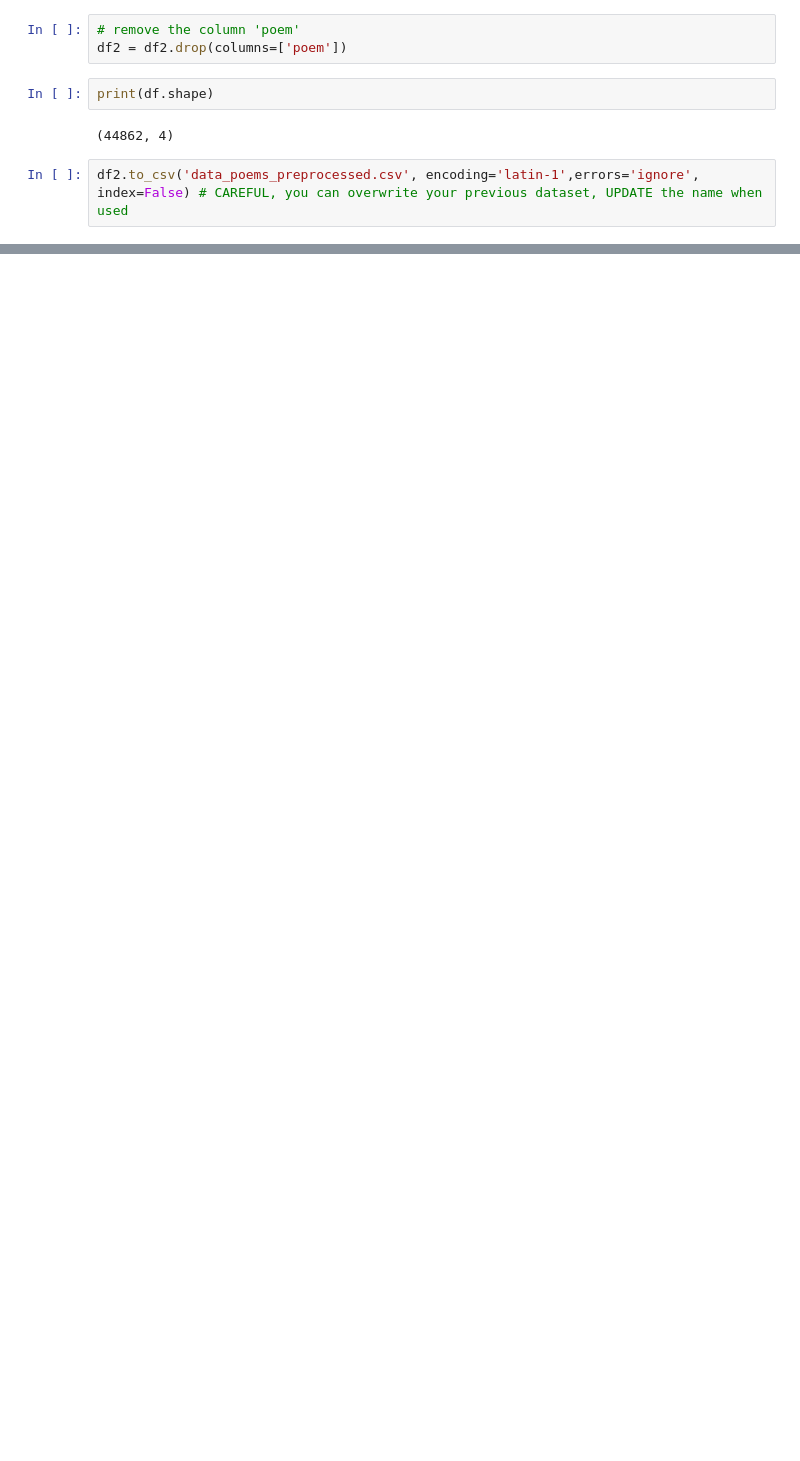
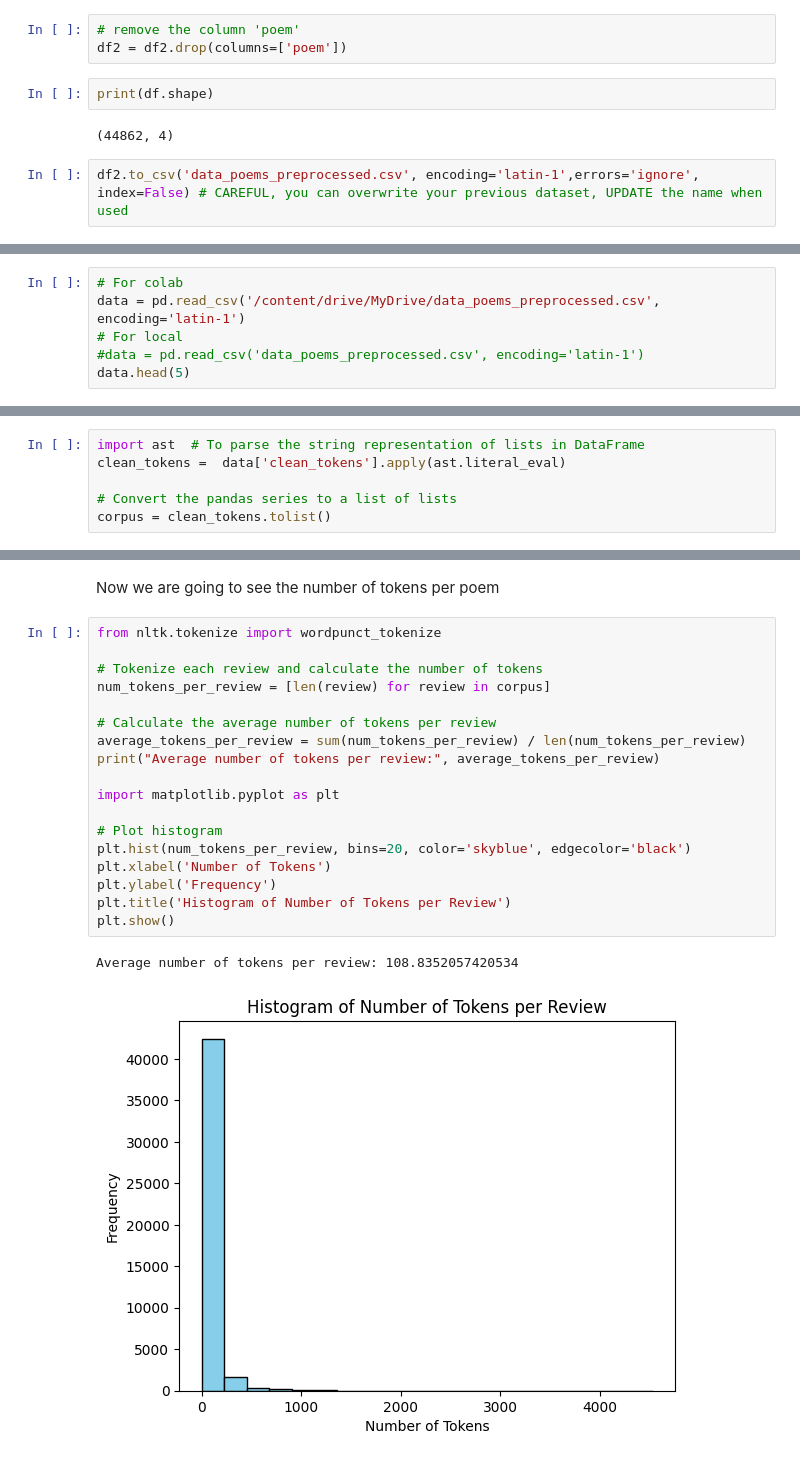
Before and after one commit to danitoribio/NLP-classification-poems, a Jupyter notebook: final_project.ipynb, the cells around one changed output, grey strips where cells are left out. Cells and saved outputs as stored; diff of their text form; blank space fills up the shorter version.

```diff
--- a/final_project.ipynb
+++ b/final_project.ipynb
@@ -410,0 +440,6 @@ df2.head(10)
+# %%
+# For colab
+data = pd.read_csv('/content/drive/MyDrive/data_poems_preprocessed.csv', encoding='latin-1')
+# For local
+#data = pd.read_csv('data_poems_preprocessed.csv', encoding='latin-1')
+data.head(5)
@@ -410,0 +455,6 @@ df2.head(10)
+# %%
+import ast  # To parse the string representation of lists in DataFrame
+clean_tokens =  data['clean_tokens'].apply(ast.literal_eval)
+
+# Convert the pandas series to a list of lists
+corpus = clean_tokens.tolist()
@@ -410,0 +470,23 @@ df2.head(10)
+# %% [markdown]
+Now we are going to see the number of tokens per poem
+# %%
+from nltk.tokenize import wordpunct_tokenize
+
+# Tokenize each review and calculate the number of tokens
+num_tokens_per_review = [len(review) for review in corpus]
+
+# Calculate the average number of tokens per review
+average_tokens_per_review = sum(num_tokens_per_review) / len(num_tokens_per_review)
+print("Average number of tokens per review:", average_tokens_per_review)
+
+import matplotlib.pyplot as plt
+
+# Plot histogram
+plt.hist(num_tokens_per_review, bins=20, color='skyblue', edgecolor='black')
+plt.xlabel('Number of Tokens')
+plt.ylabel('Frequency')
+plt.title('Histogram of Number of Tokens per Review')
+plt.show()
+# %% [output]
+Average number of tokens per review: 108.8352057420534
+[figure, added]
```
Also changed, not shown: parts of 13 cells of this notebook.
